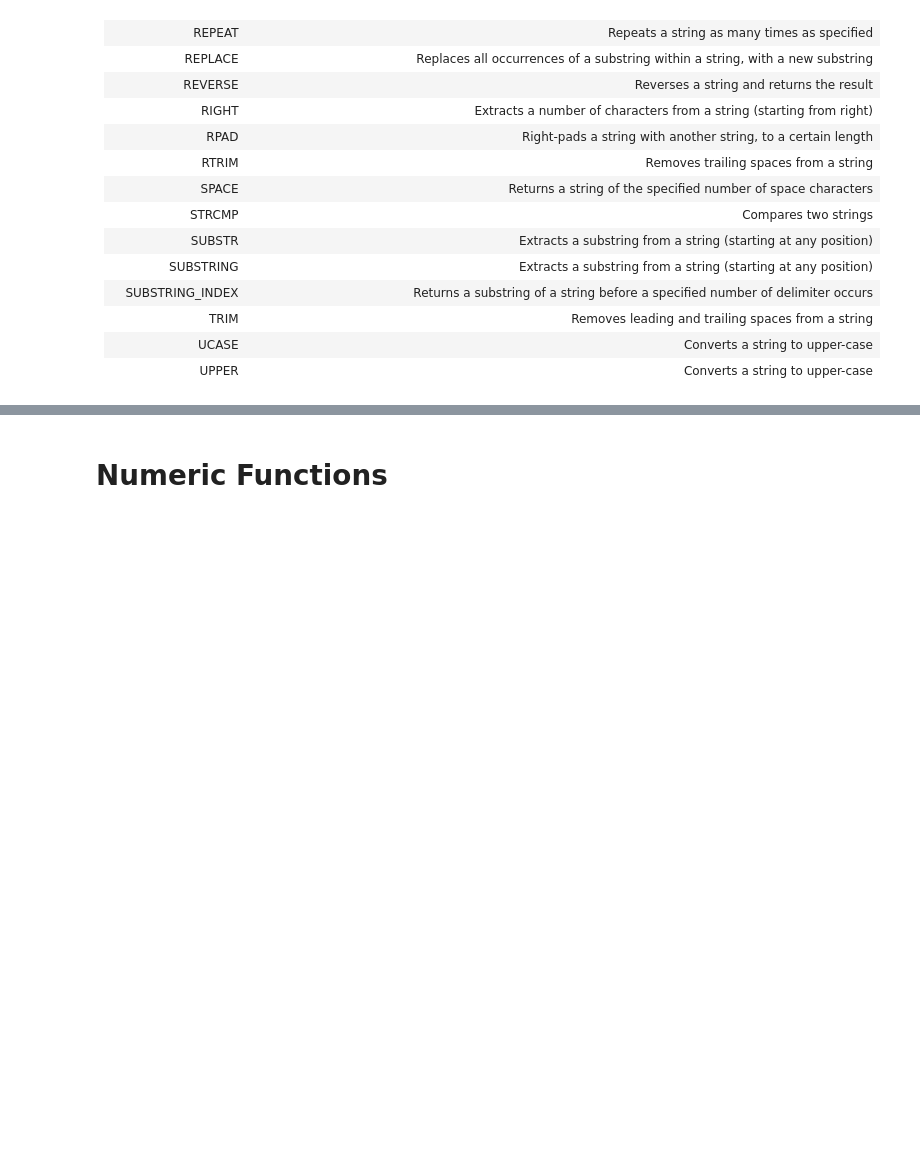
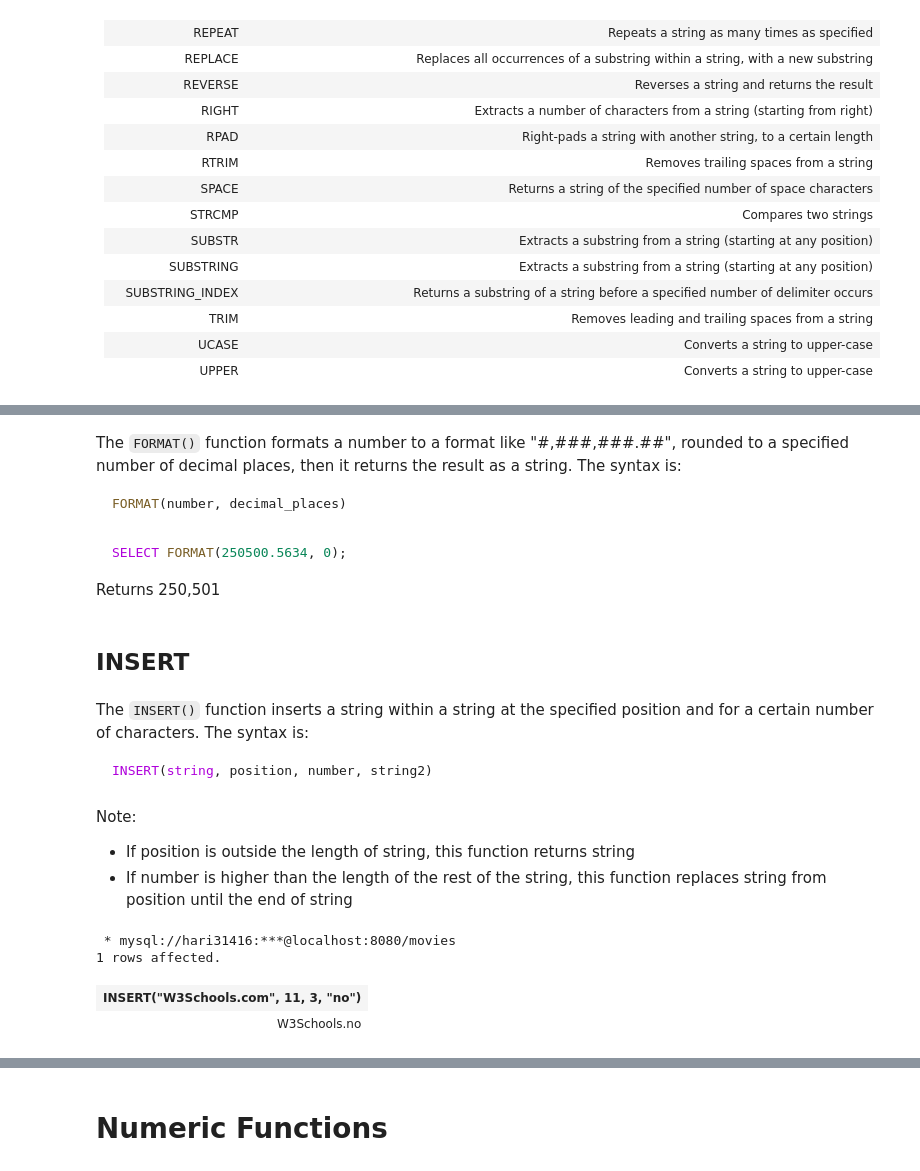
Before and after one commit to Hari31416/Placement, a Jupyter notebook: Notes/SQL/MySQL_Functions.ipynb, the cells around one changed output, grey strips where cells are left out. Saved outputs shown, nothing was run; the diff lists cells and outputs as text; code cells hidden in the pictures; blank space fills up the shorter version.

Commit message:
Add more SQL notes

````diff
--- a/Notes/SQL/MySQL_Functions.ipynb
+++ b/Notes/SQL/MySQL_Functions.ipynb
@@ -482,0 +607,31 @@ delimiter occurs</td>
+# %% [markdown]
+The `FORMAT()` function formats a number to a format like "#,###,###.##", rounded to a specified number of decimal places, then it returns the result as a string. The syntax is:
+```sql
+FORMAT(number, decimal_places)
+```
+# %% [markdown]
+```sql
+SELECT FORMAT(250500.5634, 0);
+```
+
+Returns 250,501
+# %% [markdown]
+## INSERT
+# %% [markdown]
+The `INSERT()` function inserts a string within a string at the specified position and for a certain number of characters. The syntax is:
+
+```sql
+INSERT(string, position, number, string2)
+```
+# %% [markdown]
+Note:
+* If position is outside the length of string, this function returns string
+* If number is higher than the length of the rest of the string, this function replaces string from position until the end of string
+# %%
+%%sql
+SELECT INSERT("W3Schools.com", 11, 3, "no");
+# %% [output]
+ * mysql://hari31416:***@localhost:8080/movies
+1 rows affected.
+| INSERT("W3Schools.com", 11, 3, "no") |
+| W3Schools.no |
````
Also changed, not shown: parts of 69 cells of this notebook, 5 other files.
